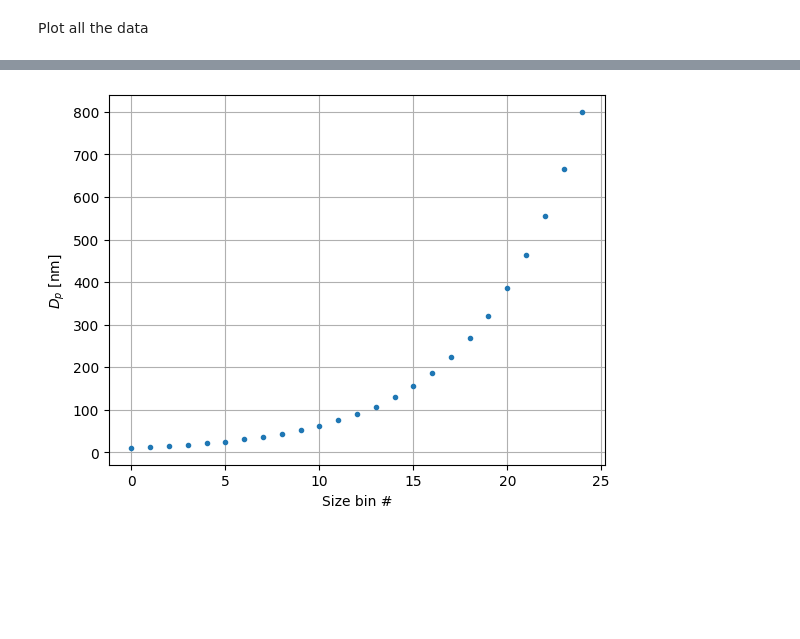
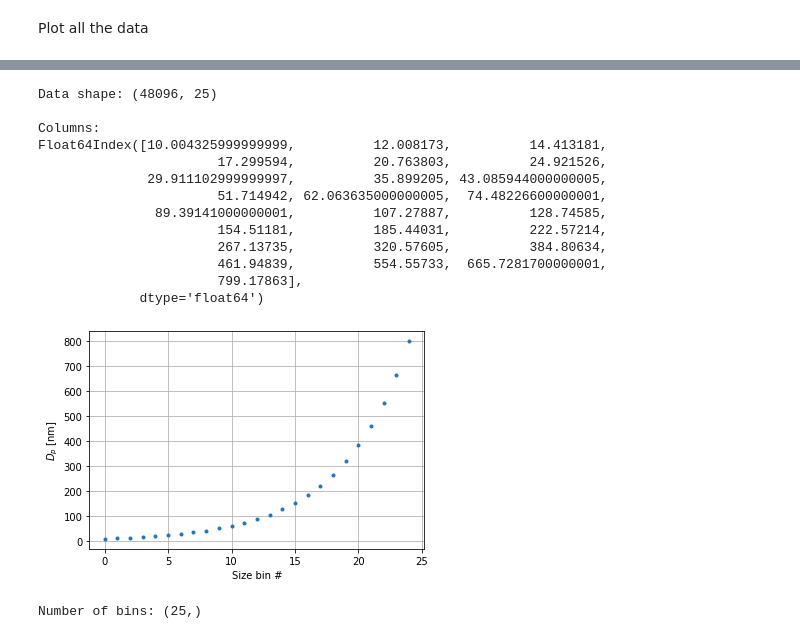
Before and after one commit to gfogwill/dmps, a Jupyter notebook: notebooks/Matlab data to EBAS NASA-Ames.ipynb, the cells around one changed output, grey strips where cells are left out. Saved outputs shown, nothing was run; the diff lists cells and outputs as text; code cells hidden in the pictures; blank space fills up the shorter version.

```diff
--- a/notebooks/Matlab data to EBAS NASA-Ames.ipynb
+++ b/notebooks/Matlab data to EBAS NASA-Ames.ipynb
@@ -86,10 +89,10 @@ def read_cle_file(filename, has_flag=True, col_names=None, utc_time=True, resamp
     flags = df['flag']
 
     # Remove data with flag different than '0'
-    df.loc[flags == 1] = np.nan
-    df.loc[flags == 2] = np.nan
-    df.loc[flags == 3] = np.nan
-    df.loc[flags == 4] = np.nan
+#     df.loc[flags == 1] = np.nan
+#     df.loc[flags == 2] = np.nan
+#     df.loc[flags == 3] = np.nan
+#     df.loc[flags == 4] = np.nan
 
     df.drop('flag', axis=1, inplace=True)
 
@@ -104,4 +107,4 @@ def read_cle_file(filename, has_flag=True, col_names=None, utc_time=True, resamp
 # %% [markdown]
 Reading a data file with the flags
 # %%
-data, flags = read_cle_file(external_data_path / 'mbi-cle' / 'DMPSmbiocle2016.dat')
+data, flags = read_cle_file(external_data_path / 'mbi-cle' / 'DMPSmbiocle2016.dat', resample_freq=None)
@@ -122,10 +155,30 @@ plt.show()
+# %%
+print(f"Data shape: {data.shape}\n")
+print(f"Columns: \n{data.columns}")
+# %% [output]
+Data shape: (48096, 25)
+
+Columns:
+Float64Index([10.004325999999999,          12.008173,          14.413181,
+                       17.299594,          20.763803,          24.921526,
+              29.911102999999997,          35.899205, 43.085944000000005,
+                       51.714942, 62.063635000000005,  74.48226600000001,
+               89.39141000000001,          107.27887,          128.74585,
+                       154.51181,          185.44031,          222.57214,
+                       267.13735,          320.57605,          384.80634,
+                       461.94839,          554.55733,  665.7281700000001,
+                       799.17863],
+             dtype='float64')
 # %%
-plt.plot(X.columns, '.')
+plt.plot(data.columns, '.')
 
 plt.xlabel('Size bin #')
 plt.ylabel('$D_p$ [nm]')
 # plt.yscale('log')
 plt.grid()
 plt.show()
+
+print(f"Number of bins: {data.columns.shape}")
 # %% [output]
-[figure, old version]
+[figure, new version]
+Number of bins: (25,)
```
Also changed, not shown: parts of 9 cells of this notebook, 5 other files.
